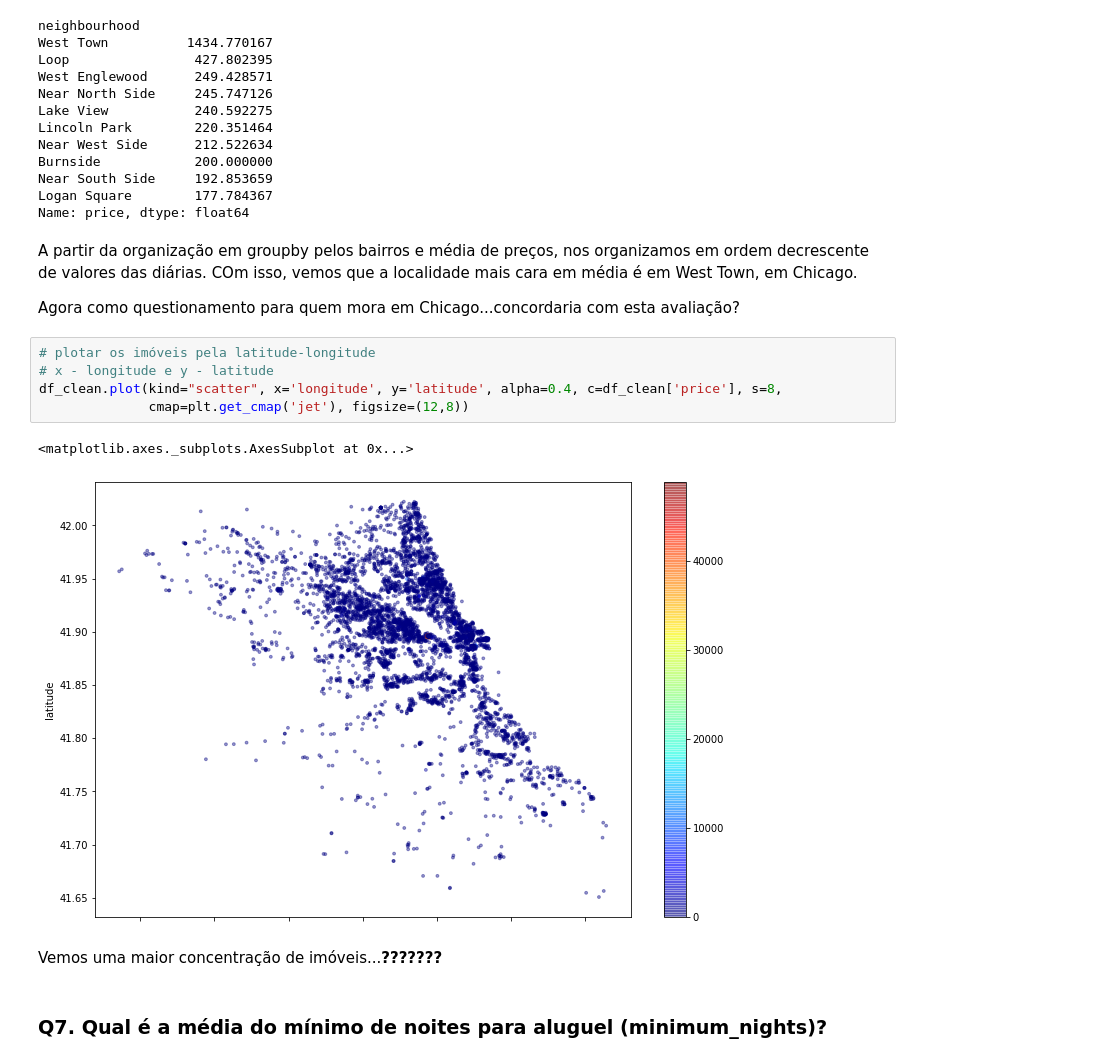
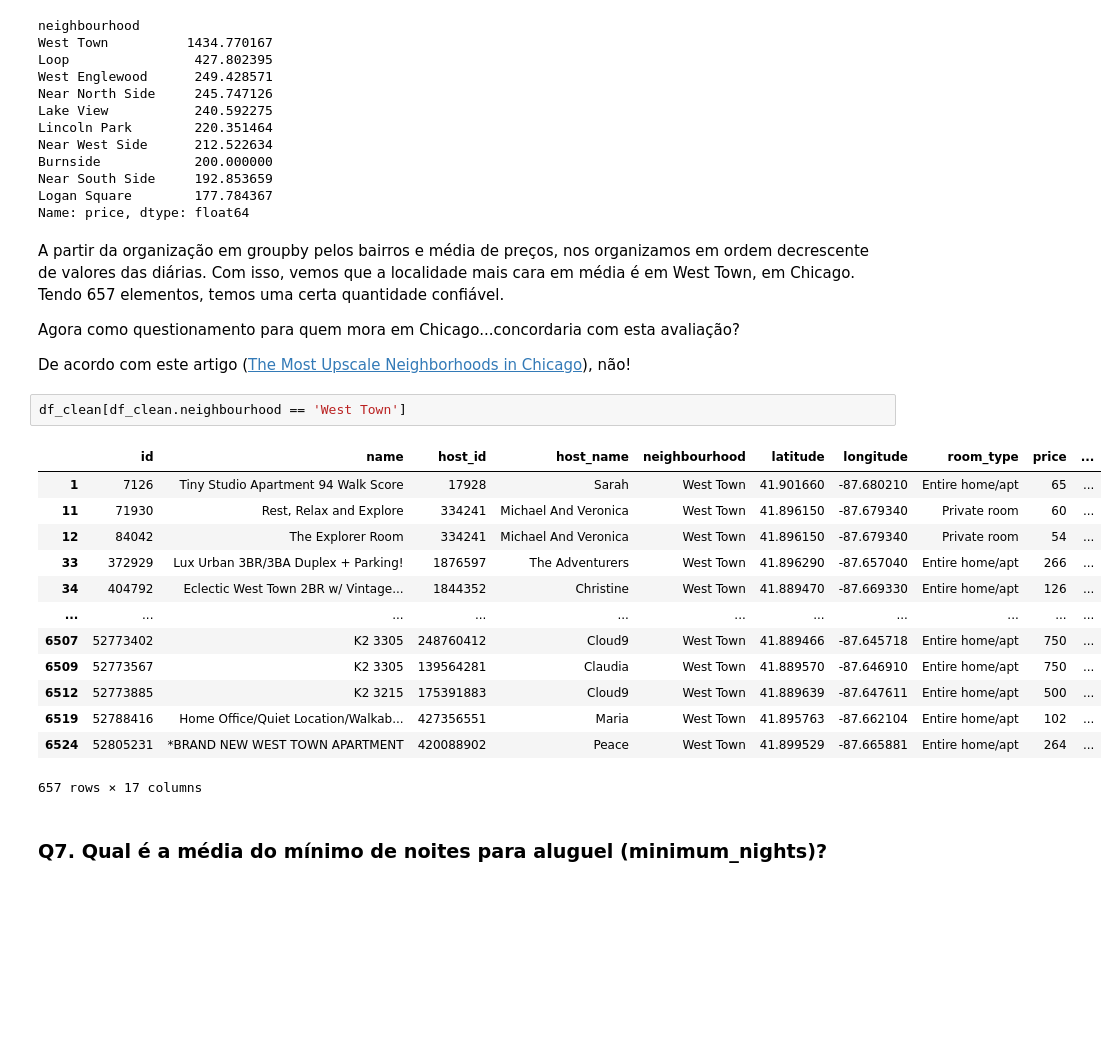
Before and after one commit to lucasarneiro5/Data-Science, a Jupyter notebook: Airbnb_Data_Chicago.ipynb, the cells around one changed output. Cells and saved outputs as stored; diff of their text form; blank space fills up the shorter version.

```diff
--- a/Airbnb_Data_Chicago.ipynb
+++ b/Airbnb_Data_Chicago.ipynb
@@ -313,19 +323,27 @@ Near South Side     192.853659
 Logan Square        177.784367
 Name: price, dtype: float64
 # %% [markdown]
-A partir da organização em groupby pelos bairros e média de preços, nos organizamos em ordem decrescente de valores das diárias. COm isso, vemos que a localidade mais cara em média é em West Town, em Chicago.
+A partir da organização em groupby pelos bairros e média de preços, nos organizamos em ordem decrescente de valores das diárias. Com isso, vemos que a localidade mais cara em média é em West Town, em Chicago. Tendo 657 elementos, temos uma certa quantidade confiável.
 
 Agora como questionamento para quem mora em Chicago...concordaria com esta avaliação?
+
+De acordo com este artigo ([The Most Upscale Neighborhoods in Chicago](https://www.luxurychicagoapartments.com/looking-for-luxury-heres-the-most-upscale-neighborhoods-in-chicago/)), não!
-# %%
-# plotar os imóveis pela latitude-longitude
-# x - longitude e y - latitude
-df_clean.plot(kind="scatter", x='longitude', y='latitude', alpha=0.4, c=df_clean['price'], s=8,
-              cmap=plt.get_cmap('jet'), figsize=(12,8))
-# %% [output]
-<matplotlib.axes._subplots.AxesSubplot at 0x...>
-[figure, removed]
-# %% [markdown]
-Vemos uma maior concentração de imóveis...**???????**
+# %%
+df_clean[df_clean.neighbourhood == 'West Town']
+# %% [output]
+|  | id | name | host_id | host_name | neighbourhood | latitude | longitude | room_type | price | ... |
+| 1 | 7126 | Tiny Studio Apartment 94 Walk Score | 17928 | Sarah | West Town | 41.901660 | -87.680210 | Entire home/apt | 65 | ... |
+| 11 | 71930 | Rest, Relax and Explore | 334241 | Michael And Veronica | West Town | 41.896150 | -87.679340 | Private room | 60 | ... |
+| 12 | 84042 | The Explorer Room | 334241 | Michael And Veronica | West Town | 41.896150 | -87.679340 | Private room | 54 | ... |
+| 33 | 372929 | Lux Urban 3BR/3BA Duplex + Parking! | 1876597 | The Adventurers | West Town | 41.896290 | -87.657040 | Entire home/apt | 266 | ... |
+| 34 | 404792 | Eclectic West Town 2BR w/ Vintage... | 1844352 | Christine | West Town | 41.889470 | -87.669330 | Entire home/apt | 126 | ... |
+| ... | ... | ... | ... | ... | ... | ... | ... | ... | ... | ... |
+| 6507 | 52773402 | K2 3305 | 248760412 | Cloud9 | West Town | 41.889466 | -87.645718 | Entire home/apt | 750 | ... |
+| 6509 | 52773567 | K2 3305 | 139564281 | Claudia | West Town | 41.889570 | -87.646910 | Entire home/apt | 750 | ... |
+| 6512 | 52773885 | K2 3215 | 175391883 | Cloud9 | West Town | 41.889639 | -87.647611 | Entire home/apt | 500 | ... |
+| 6519 | 52788416 | Home Office/Quiet Location/Walkab... | 427356551 | Maria | West Town | 41.895763 | -87.662104 | Entire home/apt | 102 | ... |
+| 6524 | 52805231 | *BRAND NEW WEST TOWN APARTMENT | 420088902 | Peace | West Town | 41.899529 | -87.665881 | Entire home/apt | 264 | ... |
+657 rows × 17 columns
 # %% [markdown]
 ### **Q7. Qual é a média do mínimo de noites para aluguel (minimum_nights)?**
 # %%
```
Also changed, not shown: parts of 3 cells of this notebook.
